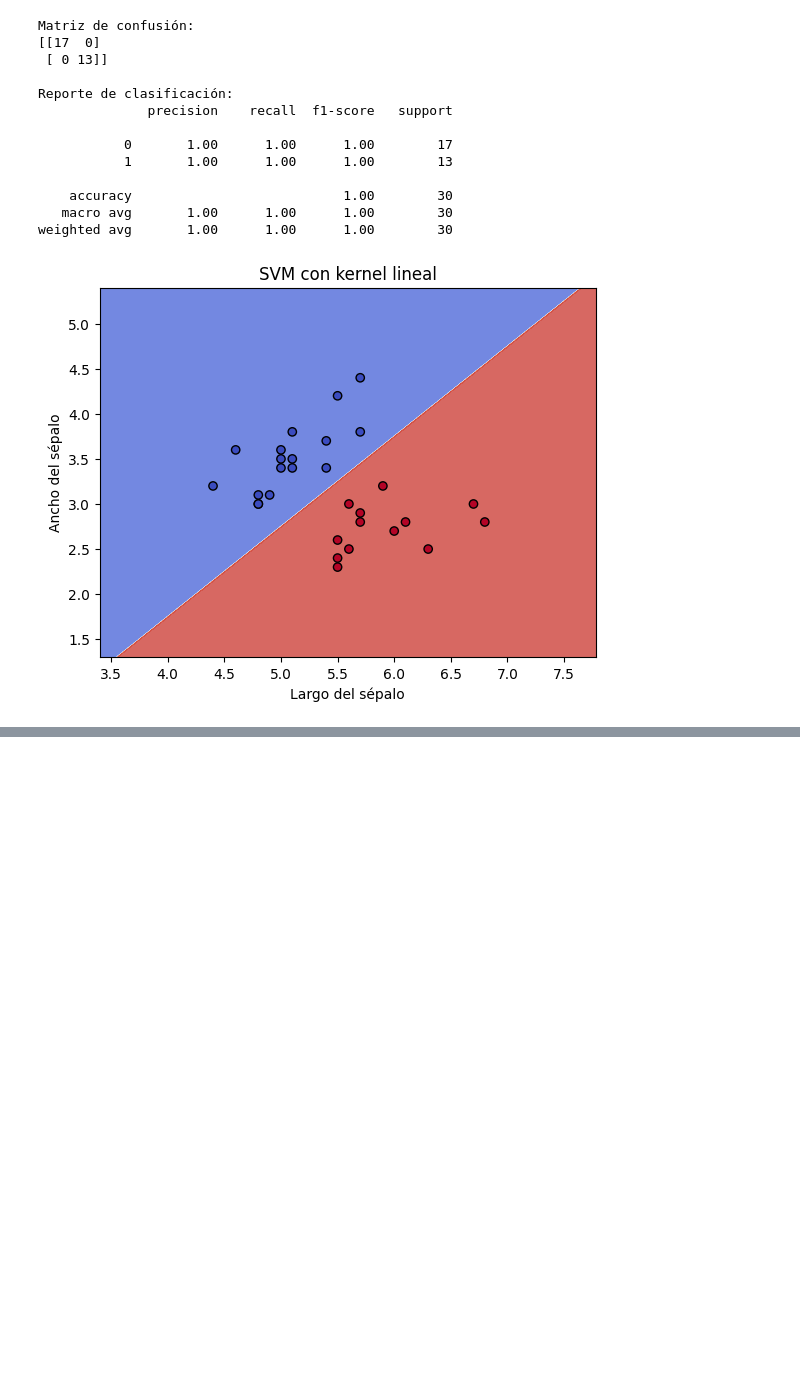
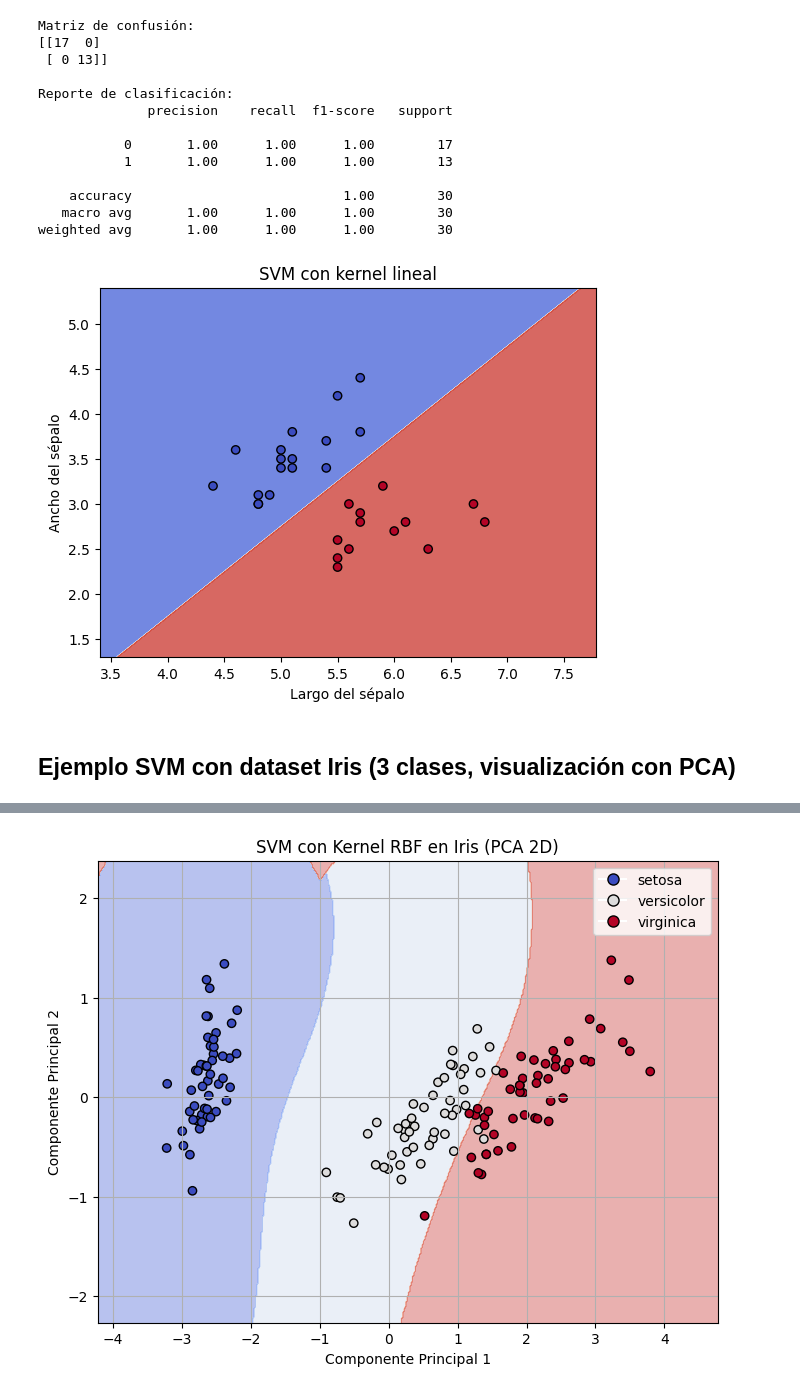
Before and after one commit to davidlealo/sic_ai_2025_jun, a Jupyter notebook: 03machinelearning/clase_11.ipynb, the cells around one changed output, grey strips where cells are left out. Cells and saved outputs as stored; diff of their text form; code cells hidden in the pictures; blank space fills up the shorter version.

Commit message:
Ejemplo de SVM con dataset de Iris

```diff
--- a/03machinelearning/clase_11.ipynb
+++ b/03machinelearning/clase_11.ipynb
@@ -75,3 +75,72 @@ Reporte de clasificación:
    macro avg       1.00      1.00      1.00        30
 weighted avg       1.00      1.00      1.00        30
 [figure]
+# %% [markdown]
+## Ejemplo SVM con dataset Iris (3 clases, visualización con PCA)
+# %%
+import numpy as np
+import matplotlib.pyplot as plt
+from sklearn import datasets
+from sklearn.model_selection import train_test_split
+from sklearn.svm import SVC
+from sklearn.decomposition import PCA
+from sklearn.metrics import classification_report, confusion_matrix
+
+# Cargar el dataset Iris
+iris = datasets.load_iris()
+X = iris.data
+y = iris.target
+target_names = iris.target_names
+
+# Reducimos a 2 dimensiones para poder graficar
+pca = PCA(n_components=2)
+X_pca = pca.fit_transform(X)
+
+# Separar en entrenamiento y test
+X_train, X_test, y_train, y_test = train_test_split(X_pca, y, test_size=0.3, random_state=42)
+
+# Crear modelo SVM con kernel RBF (puede ser 'linear', 'poly', 'rbf', 'sigmoid')
+model = SVC(kernel='rbf', gamma='auto')
+model.fit(X_train, y_train)
+
+# Predicciones y evaluación
+y_pred = model.predict(X_test)
+print("Matriz de confusión:")
+print(confusion_matrix(y_test, y_pred))
+print("\nReporte de clasificación:")
+print(classification_report(y_test, y_pred, target_names=target_names))
+
+# Visualización de la frontera de decisión
+def plot_decision_boundary(model, X, y, title):
+    h = 0.02  # paso de la grilla
+    x_min, x_max = X[:, 0].min() - 1, X[:, 0].max() + 1
+    y_min, y_max = X[:, 1].min() - 1, X[:, 1].max() + 1
+    xx, yy = np.meshgrid(
+        np.arange(x_min, x_max, h),
+        np.arange(y_min, y_max, h)
+    )
+    Z = model.predict(np.c_[xx.ravel(), yy.ravel()])
+    Z = Z.reshape(xx.shape)
+
+    plt.figure(figsize=(8, 6))
+    plt.contourf(xx, yy, Z, alpha=0.4, cmap=plt.cm.coolwarm)
+    scatter = plt.scatter(X[:, 0], X[:, 1], c=y, cmap=plt.cm.coolwarm, edgecolors='k')
+
+    # Corrección aquí
+    legend_labels = np.unique(y)
+    handles = []
+    for i, label in enumerate(legend_labels):
+        handles.append(plt.Line2D([], [], marker='o', color='w',
+                                  markerfacecolor=plt.cm.coolwarm(i / 2), label=target_names[label],
+                                  markersize=8, markeredgecolor='k'))
+    plt.legend(handles=handles)
+
+    plt.title(title)
+    plt.xlabel('Componente Principal 1')
+    plt.ylabel('Componente Principal 2')
+    plt.grid(True)
+    plt.show()
+
+
+plot_decision_boundary(model, X_pca, y, "SVM con Kernel RBF en Iris (PCA 2D)")
+# %% [output]
@@ -77,0 +162 @@ weighted avg       1.00      1.00      1.00        30
+[figure, added]
```
Also changed, not shown: parts of 1 cell of this notebook.
